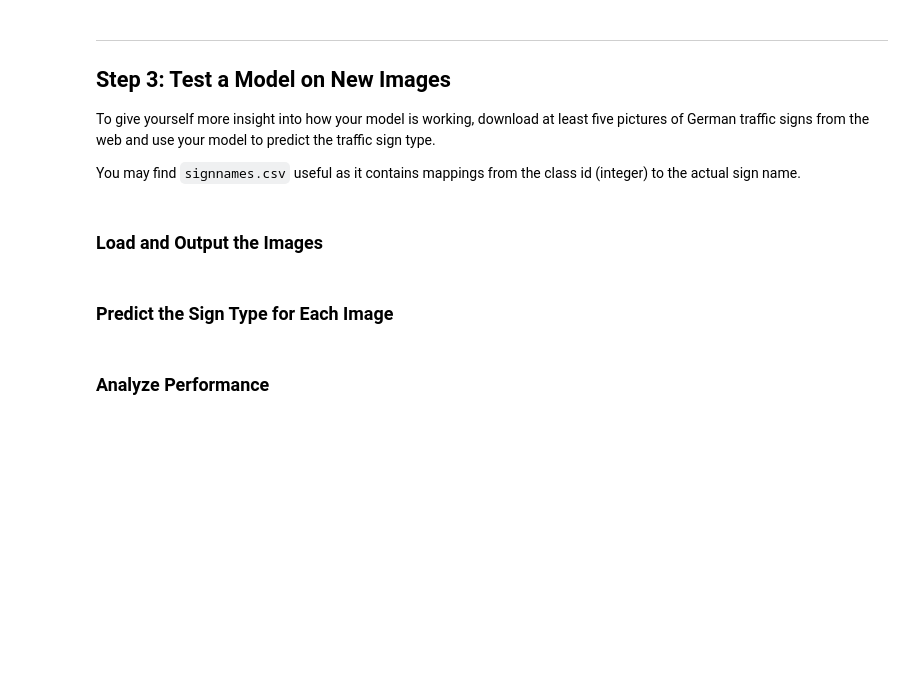
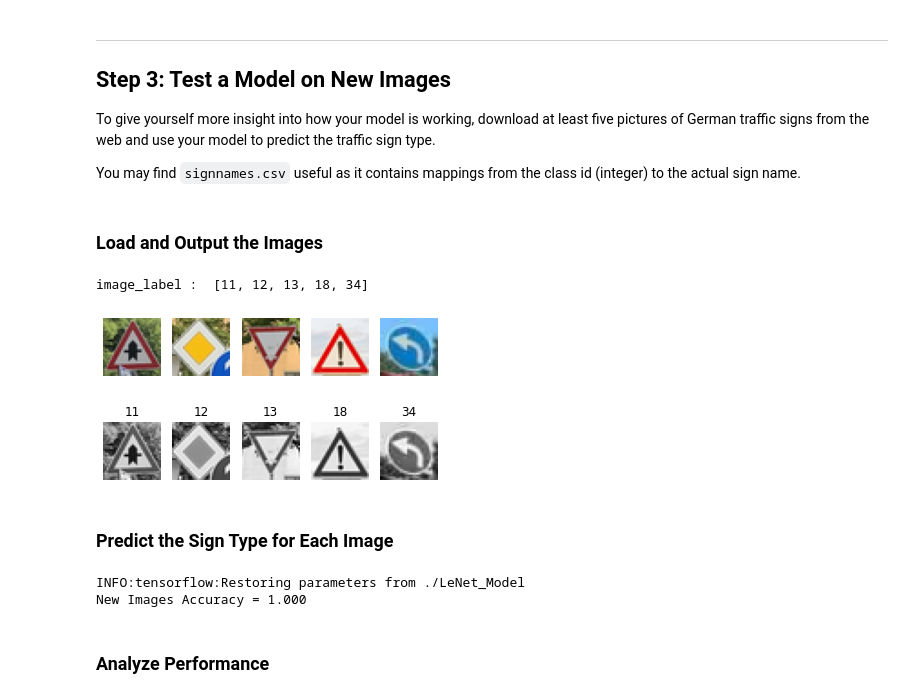
Before and after one commit to paulyehtw/CarND-Traffic-Sign-Classifier-Project, a Jupyter notebook: Traffic_Sign_Classifier.ipynb, the cells around one changed output. Saved outputs shown, nothing was run; the diff lists cells and outputs as text; code cells hidden in the pictures; blank space fills up the shorter version.

```diff
--- a/Traffic_Sign_Classifier.ipynb
+++ b/Traffic_Sign_Classifier.ipynb
@@ -470,2 +473,40 @@ You may find `signnames.csv` useful as it contains mappings from the class id (i
+# %%
+### Load the images and plot them here.
+### Feel free to use as many code cells as needed.
+import cv2
+import glob
+
+images = glob.glob('./new_images/*.png')
+image_set = []
+image_label = []
+fig, axs = plt.subplots(1,len(images))
+for i, fname in enumerate(images):
+    label = fname.split('./new_images/')[1].split('png')[0].strip('.') # extract label
+    image = cv2.imread(fname)
+    image_set.append(image)
+    image = cv2.cvtColor(image, cv2.COLOR_BGR2RGB)
+    image_label.append(int(label))
+    axs[i].axis('off')
+    axs[i].imshow(image)
+print("image_label : ", image_label)
+# %% [output]
+image_label :  [11, 12, 13, 18, 34]
+[figure, added]
+# %%
+## Pre-process the images
+
+image_set = np.asarray(image_set)
+image_set = np.sum(image_set/3, axis=3, keepdims=True) # Grayscale
+image_set = (image_set - 128)/128  # Normalize
+
+fig, axs = plt.subplots(1, len(image_set))
+axs = axs.ravel()
+for i in range(len(image_set)):
+    image = image_set[i].squeeze()
+    axs[i].axis('off')
+    axs[i].imshow(image, cmap = 'gray')
+    axs[i].set_title(image_label[i])
+# %% [output]
+[figure, added]
 # %% [markdown]
 ### Predict the Sign Type for Each Image
@@ -476,3 +513,18 @@ You may find `signnames.csv` useful as it contains mappings from the class id (i
+# %%
+### Run the predictions here.
+### Feel free to use as many code cells as needed.
+
+import tensorflow as tf
+
+with tf.Session() as sess:
+    sess.run(tf.global_variables_initializer())
+    saver_ = tf.train.import_meta_graph('./LeNet_Model.meta')
+    saver_.restore(sess, "./LeNet_Model")
+    new_img_accuracy = evaluate(image_set, image_label)
+    print("New Images Accuracy = {:.3f}".format(new_img_accuracy))
+# %% [output]
+INFO:tensorflow:Restoring parameters from ./LeNet_Model
+New Images Accuracy = 1.000
 # %% [markdown]
 ### Analyze Performance
 # %%
```
Also changed, not shown: parts of 10 cells of this notebook.
